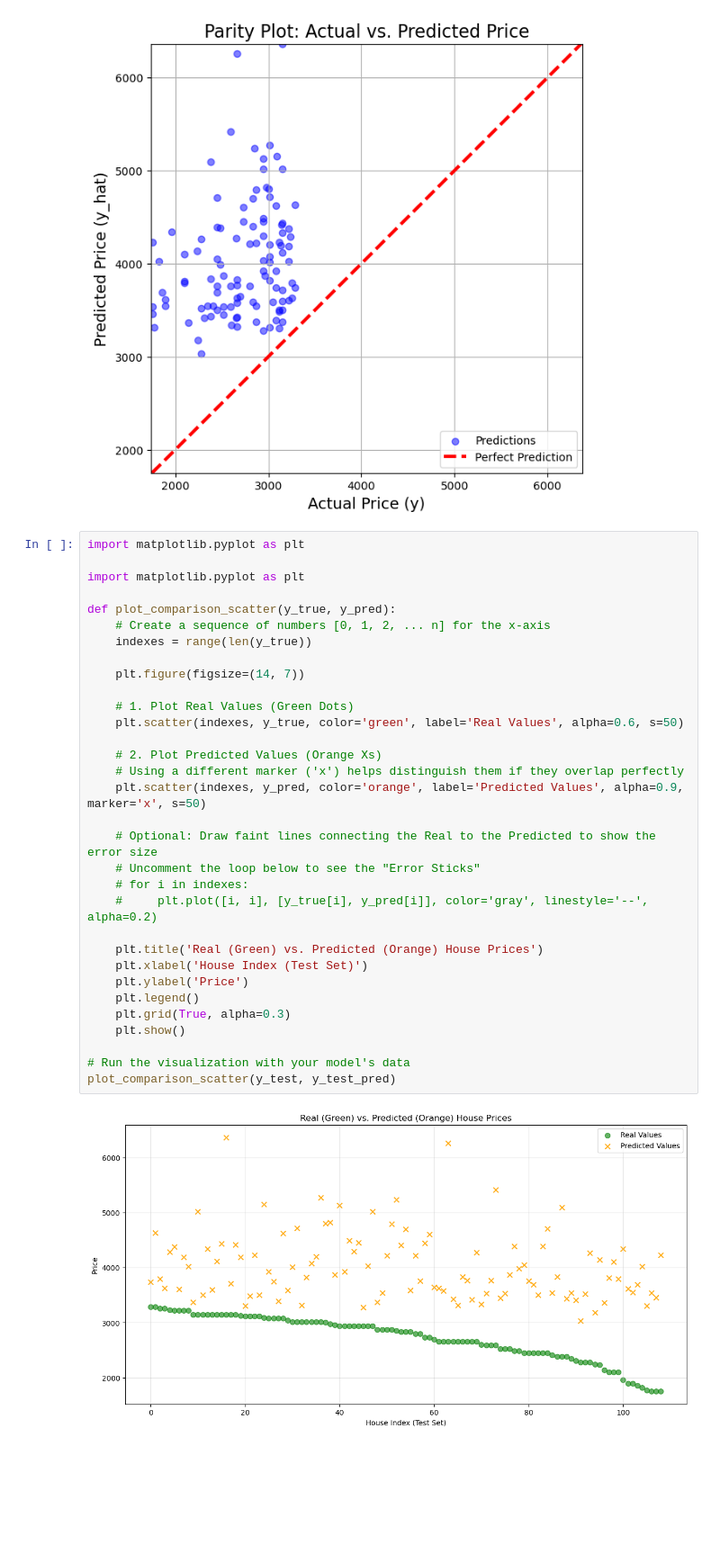
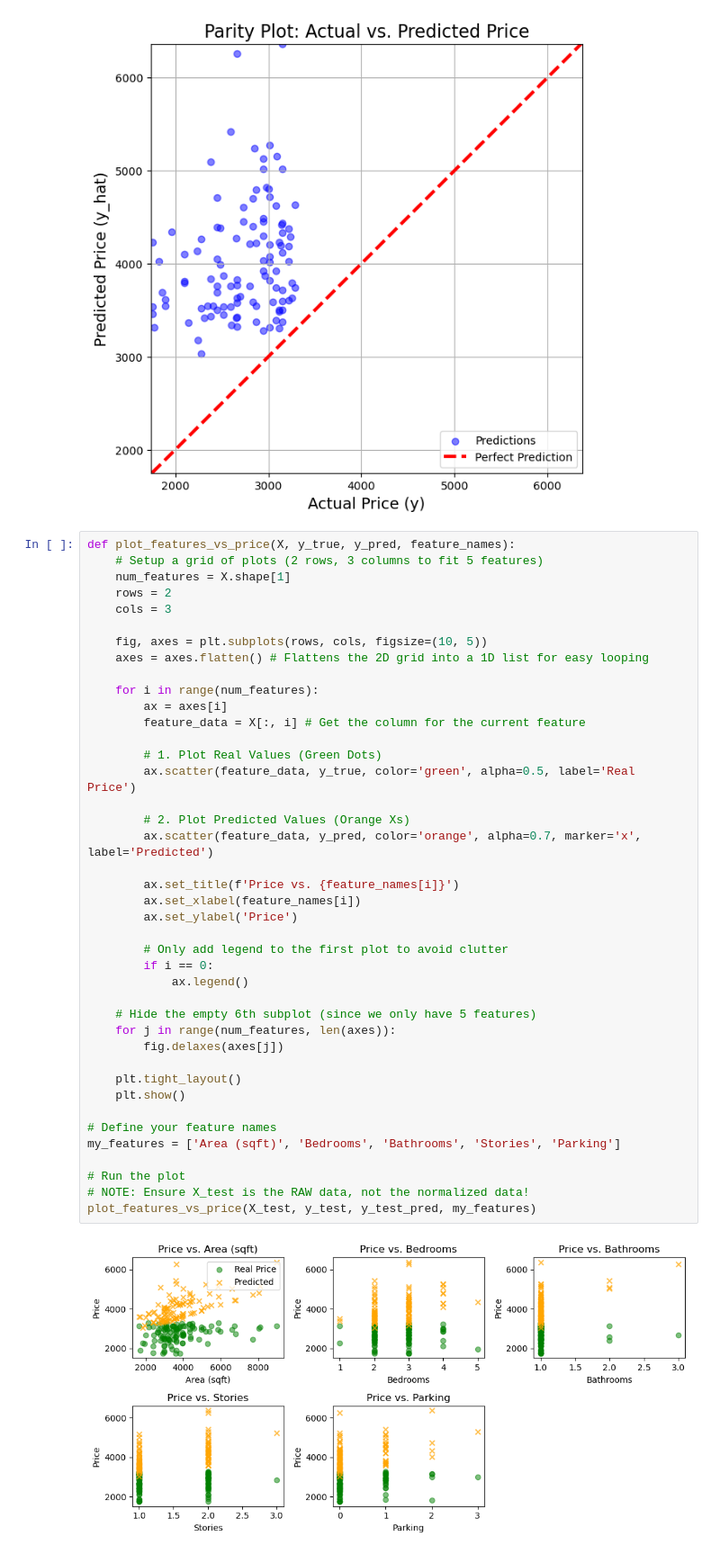
Before and after one commit to OriElbaz/housing-price-predictor, a Jupyter notebook: notebooks/01_implementation.ipynb, the cells around one changed output. Shown at 90% size. Cells and saved outputs as stored; diff of their text form; blank space fills up the shorter version.

```diff
--- a/notebooks/01_implementation.ipynb
+++ b/notebooks/01_implementation.ipynb
@@ -409,36 +409,45 @@ plot_parity(y_test, y_test_pred)
 Ignoring fixed x limits to fulfill fixed data aspect with adjustable data limits.
 [figure]
 # %%
-import matplotlib.pyplot as plt
+def plot_features_vs_price(X, y_true, y_pred, feature_names):
+    # Setup a grid of plots (2 rows, 3 columns to fit 5 features)
+    num_features = X.shape[1]
+    rows = 2
+    cols = 3
 
-import matplotlib.pyplot as plt
+    fig, axes = plt.subplots(rows, cols, figsize=(10, 5))
+    axes = axes.flatten() # Flattens the 2D grid into a 1D list for easy looping
 
-def plot_comparison_scatter(y_true, y_pred):
-    # Create a sequence of numbers [0, 1, 2, ... n] for the x-axis
-    indexes = range(len(y_true))
+    for i in range(num_features):
+        ax = axes[i]
+        feature_data = X[:, i] # Get the column for the current feature
 
-    plt.figure(figsize=(14, 7))
+        # 1. Plot Real Values (Green Dots)
+        ax.scatter(feature_data, y_true, color='green', alpha=0.5, label='Real Price')
 
-    # 1. Plot Real Values (Green Dots)
-    plt.scatter(indexes, y_true, color='green', label='Real Values', alpha=0.6, s=50)
+        # 2. Plot Predicted Values (Orange Xs)
+        ax.scatter(feature_data, y_pred, color='orange', alpha=0.7, marker='x', label='Predicted')
 
-    # 2. Plot Predicted Values (Orange Xs)
-    # Using a different marker ('x') helps distinguish them if they overlap perfectly
-    plt.scatter(indexes, y_pred, color='orange', label='Predicted Values', alpha=0.9, marker='x', s=50)
+        ax.set_title(f'Price vs. {feature_names[i]}')
+        ax.set_xlabel(feature_names[i])
+        ax.set_ylabel('Price')
 
-    # Optional: Draw faint lines connecting the Real to the Predicted to show the error size
-    # Uncomment the loop below to see the "Error Sticks"
-    # for i in indexes:
-    #     plt.plot([i, i], [y_true[i], y_pred[i]], color='gray', linestyle='--', alpha=0.2)
+        # Only add legend to the first plot to avoid clutter
+        if i == 0:
+            ax.legend()
 
-    plt.title('Real (Green) vs. Predicted (Orange) House Prices')
-    plt.xlabel('House Index (Test Set)')
-    plt.ylabel('Price')
-    plt.legend()
-    plt.grid(True, alpha=0.3)
+    # Hide the empty 6th subplot (since we only have 5 features)
+    for j in range(num_features, len(axes)):
+        fig.delaxes(axes[j])
+
+    plt.tight_layout()
     plt.show()
 
-# Run the visualization with your model's data
-plot_comparison_scatter(y_test, y_test_pred)
+# Define your feature names
+my_features = ['Area (sqft)', 'Bedrooms', 'Bathrooms', 'Stories', 'Parking']
+
+# Run the plot
+# NOTE: Ensure X_test is the RAW data, not the normalized data!
+plot_features_vs_price(X_test, y_test, y_test_pred, my_features)
 # %% [output]
-[figure, old version]
+[figure, new version]
```
Also changed, not shown: parts of 1 cell of this notebook, 2 other files.
